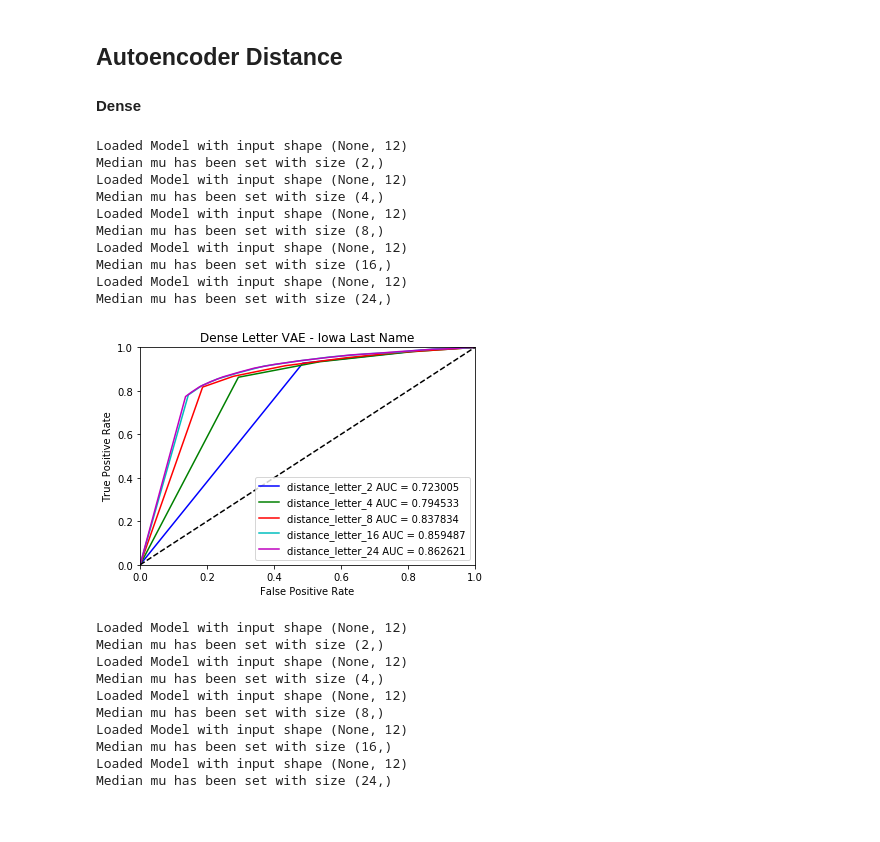
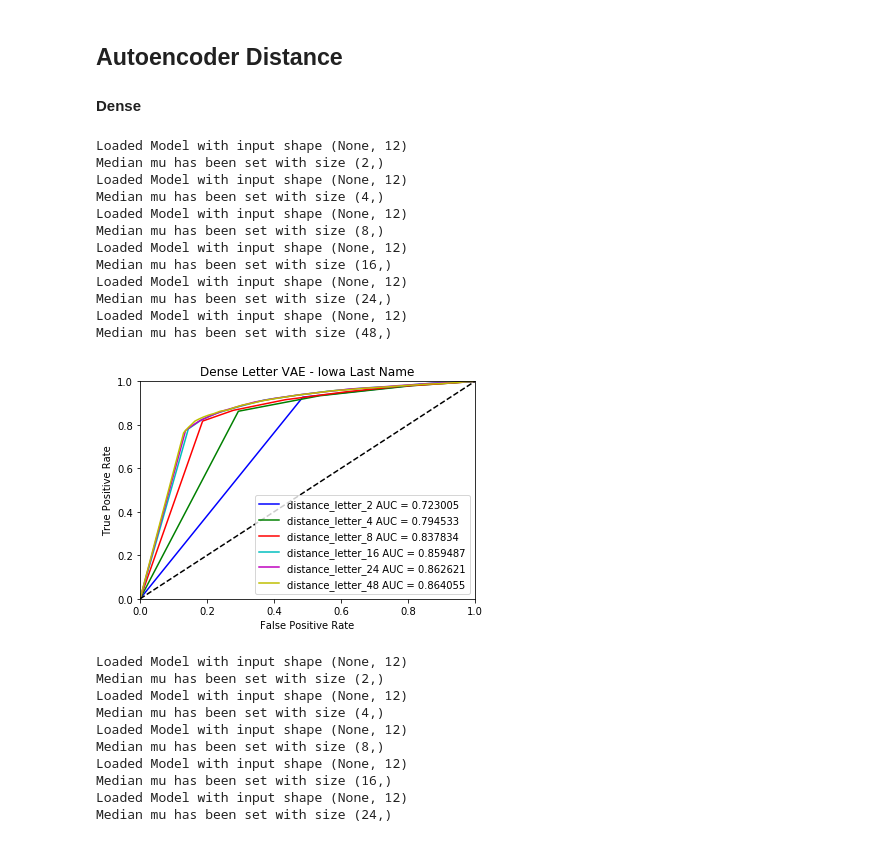
Before and after one commit to kailin-lu/recordlinker, a Jupyter notebook: notebooks/AccuracyComparison.ipynb, the cells around one changed output. Saved outputs shown, nothing was run; the diff lists cells and outputs as text; code cells hidden in the pictures.

```diff
--- a/notebooks/AccuracyComparison.ipynb
+++ b/notebooks/AccuracyComparison.ipynb
@@ -141,7 +138,7 @@ axes[2].set_xlabel('Overlap = {:2f}'.format(hist_overlap(iowa[iowa['match']==1][
 def plot_roc(dataframe, colnames, title):
     plt.figure()
     plt.title(title)
-    colors = ['b', 'g', 'r', 'c', 'm', 'y', 'k']
+    colors = ['b', 'g', 'r', 'c', 'm', 'y', 'k', 'darkcyan', 'violet']
     for i, col in enumerate(colnames):
         fpr, tpr, thres = metrics.roc_curve(dataframe['match'], dataframe[col])
         auc = metrics.auc(fpr, tpr)
@@ -212,7 +209,7 @@ plot_roc(union, ['last-jaro-winkler', 'first-jaro-winkler','full-jaro-winkler'],
 # %%
 MAX_LENGTH = 12
 EMBED_TYPE = 'letters'
-dense_latent = [2, 4, 8, 16, 24]
+dense_latent = [2, 4, 8, 16, 24, 48]
 
 iowa_trainA = embed(iowa['lname1915'],
                     max_length=MAX_LENGTH,
@@ -223,33 +220,35 @@ iowa_trainB = embed(iowa['lname1940'],
                     embed_type=EMBED_TYPE,
                     normalize=True)
 
 cols = []
 for latent in dense_latent:
     MODEL_PATH = '/Users/kailinlu/Desktop/QMSSWork/RecordLinking/models/dense_letter_{}_iowa_last/encoder.h5'.format(
         latent)
 
     dense_binary_encoder = BinaryEncoder(model_path=MODEL_PATH)
     dense_binary_encoder.calculate_median_mu(iowa_trainA)
 
     encodedA_iowa = dense_binary_encoder.encode(iowa_trainA)
     encodedB_iowa = dense_binary_encoder.encode(iowa_trainB)
 
     cols.append('distance_letter_{}'.format(latent))
     iowa['distance_letter_{}'.format(latent)] = normalized_l1(encodedA_iowa,
                                                               encodedB_iowa)
 
 plot_roc(iowa, cols, title='Dense Letter VAE - Iowa Last Name')
 # %% [output]
 Loaded Model with input shape (None, 12)
 Median mu has been set with size (2,)
 Loaded Model with input shape (None, 12)
 Median mu has been set with size (4,)
 Loaded Model with input shape (None, 12)
 Median mu has been set with size (8,)
 Loaded Model with input shape (None, 12)
 Median mu has been set with size (16,)
 Loaded Model with input shape (None, 12)
 Median mu has been set with size (24,)
+Loaded Model with input shape (None, 12)
+Median mu has been set with size (48,)
-[figure, old version]
+[figure, new version]
 # %%
 EMBED_TYPE = 'shingles'
```
Also changed, not shown: parts of 8 cells of this notebook, 7 other files.
